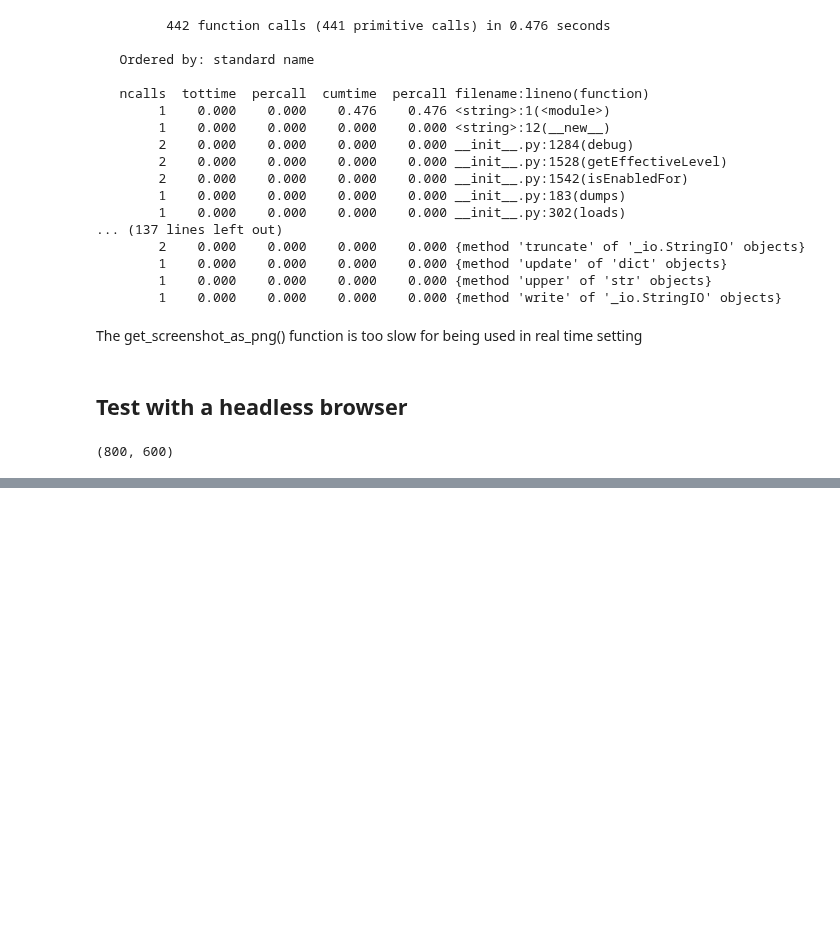
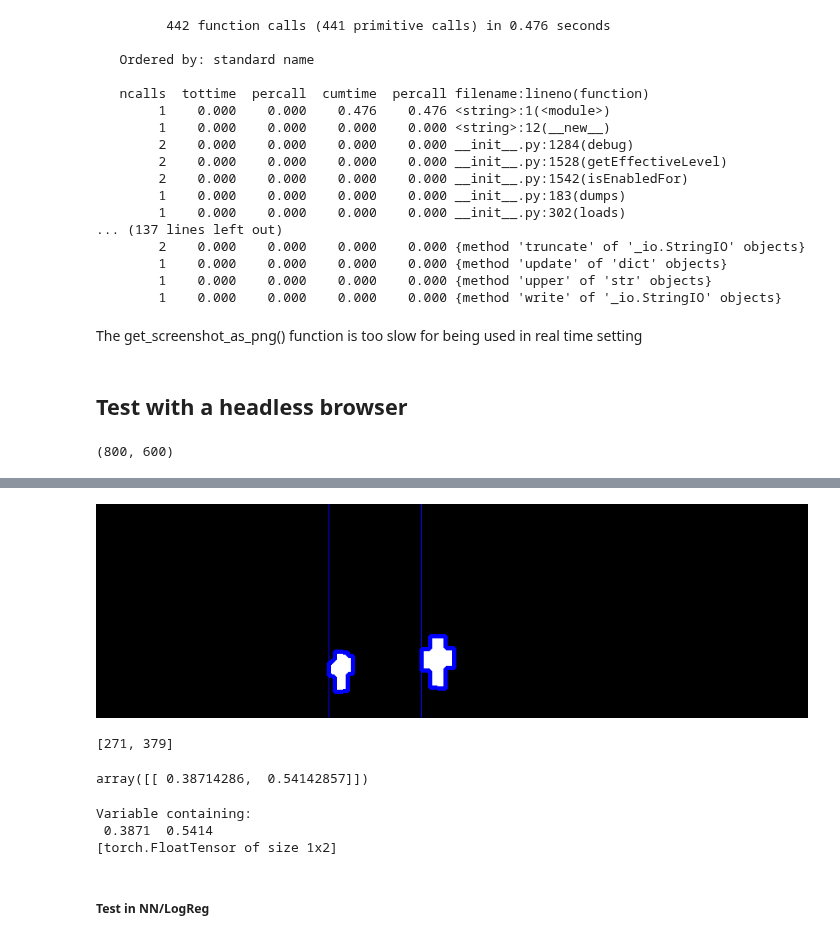
Before and after one commit to TheoLvs/reinforcement-learning, a Jupyter notebook: 4. Chrome Dino/20180102 - Chrome Dino development.ipynb, the cells around one changed output, grey strips where cells are left out. Cells and saved outputs as stored; diff of their text form; code cells hidden in the pictures; blank space fills up the shorter version.

```diff
--- a/4. Chrome Dino/20180102 - Chrome Dino development.ipynb
+++ b/4. Chrome Dino/20180102 - Chrome Dino development.ipynb
@@ -817,0 +831,8 @@ x.size
+# %%
+Image.fromarray(imgs["contours"])
+# %% [output]
+[figure, added]
+# %%
+xs
+# %% [output]
+[271, 379]
@@ -817,0 +841,15 @@ x.size
+# %%
+xs = np.divide(np.array(xs),700)
+xs = np.expand_dims(xs,axis = 1).T
+xs
+# %% [output]
+array([[ 0.38714286,  0.54142857]])
+# %%
+xs = Variable(torch.FloatTensor(xs))
+xs
+# %% [output]
+Variable containing:
+ 0.3871  0.5414
+[torch.FloatTensor of size 1x2]
+# %% [markdown]
+##### Test in NN/LogReg
```
Also changed, not shown: parts of 17 cells of this notebook, 2 other files.
